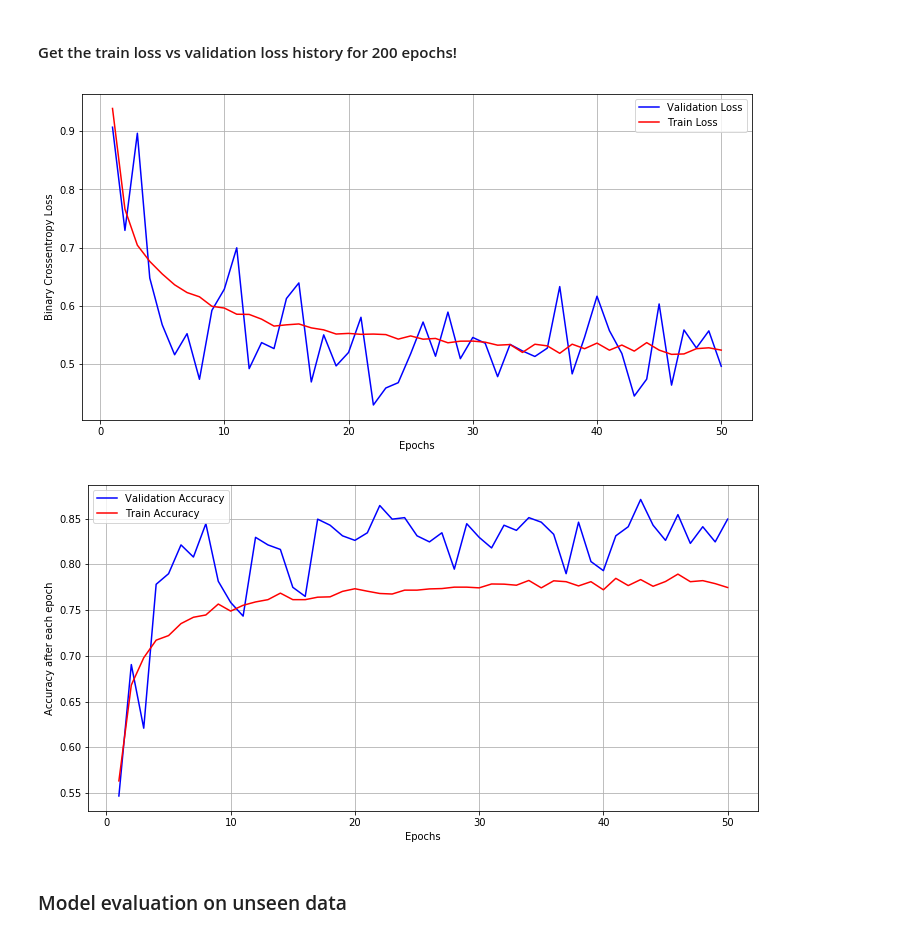
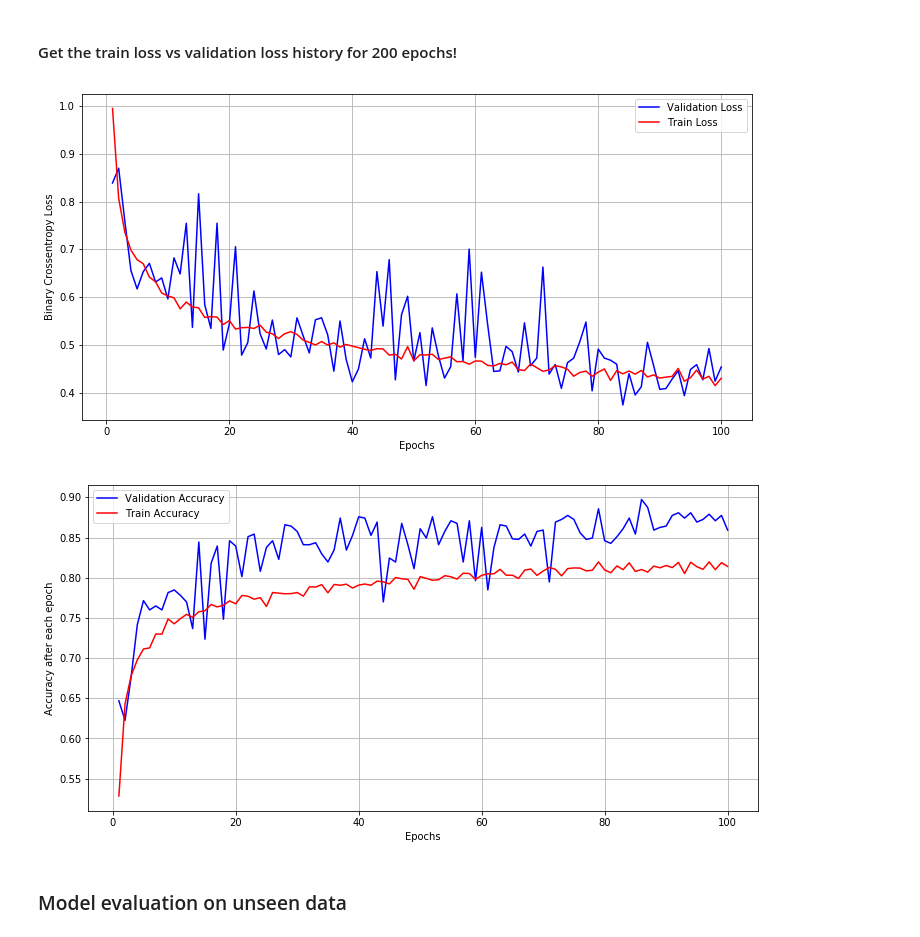
Before and after one commit to saugatapaul1010/Pneumonia-Detection, a Jupyter notebook: Pneumonia Detection.ipynb, the cells around one changed output. Cells and saved outputs as stored; diff of their text form; code cells hidden in the pictures.

Commit message:
Update Model 100 epochs 85% accuracy

```diff
--- a/Pneumonia Detection.ipynb
+++ b/Pneumonia Detection.ipynb
@@ -476,7 +473,8 @@ model.add(Dense(3, activation='softmax',kernel_initializer='glorot_uniform'))
 
 optim1=optimizers.RMSprop(lr=1e-4,decay=0.0001)
 optim2=optimizers.Adam(lr=1e-4, decay=1e-6)
-model.compile(loss='categorical_crossentropy',optimizer="adam",metrics=['accuracy'])
+
+model.compile(loss='categorical_crossentropy',optimizer=optim2, metrics=["accuracy"])
 
 model.summary()
 # %% [output]
@@ -530,10 +528,9 @@ save=ModelCheckpoint(filepath, monitor='val_loss', verbose=0, save_best_only=Tru
 
 model.fit_generator(train_generator,
                     steps_per_epoch=nb_train_samples // batch_size,
-                    epochs=50,
+                    epochs=100,
                     validation_data=validation_generator,
-                    validation_steps=nb_validation_samples // batch_size,
-                    callbacks=[hist,save])
+                    validation_steps=nb_validation_samples // batch_size)
 
 model.save(SAVE_DIR+'pneumonia_cnn_model_augmented_.h5')
 # %% [output]
@@ -559,22 +556,22 @@ Epoch 45/50
 # %%
 #Get model history
 history=model.history
 
 #List of epoch numbers
-x = list(range(1,50+1))
+x = list(range(1,100+1))
 
 """Plot train vs test loss"""
 val_loss = history.history['val_loss'] #Validation Loss
 train_loss = history.history['loss'] #Training Loss
 plt_train_val_loss(x, val_loss, train_loss)
 
 """Plot train vs test acc"""
 val_acc = history.history['val_acc'] #Validation Accuracy
 train_acc = history.history['acc'] #Training Accuracy
 plt_train_val_acc(x, val_acc, train_acc)
 # %% [output]
-[figure, old version]
+[figure, new version]
-[figure, old version]
+[figure, new version]
 # %% [markdown]
 ### Model evaluation on unseen data
 # %%
```
Also changed, not shown: parts of 11 cells of this notebook, 1 other file.
